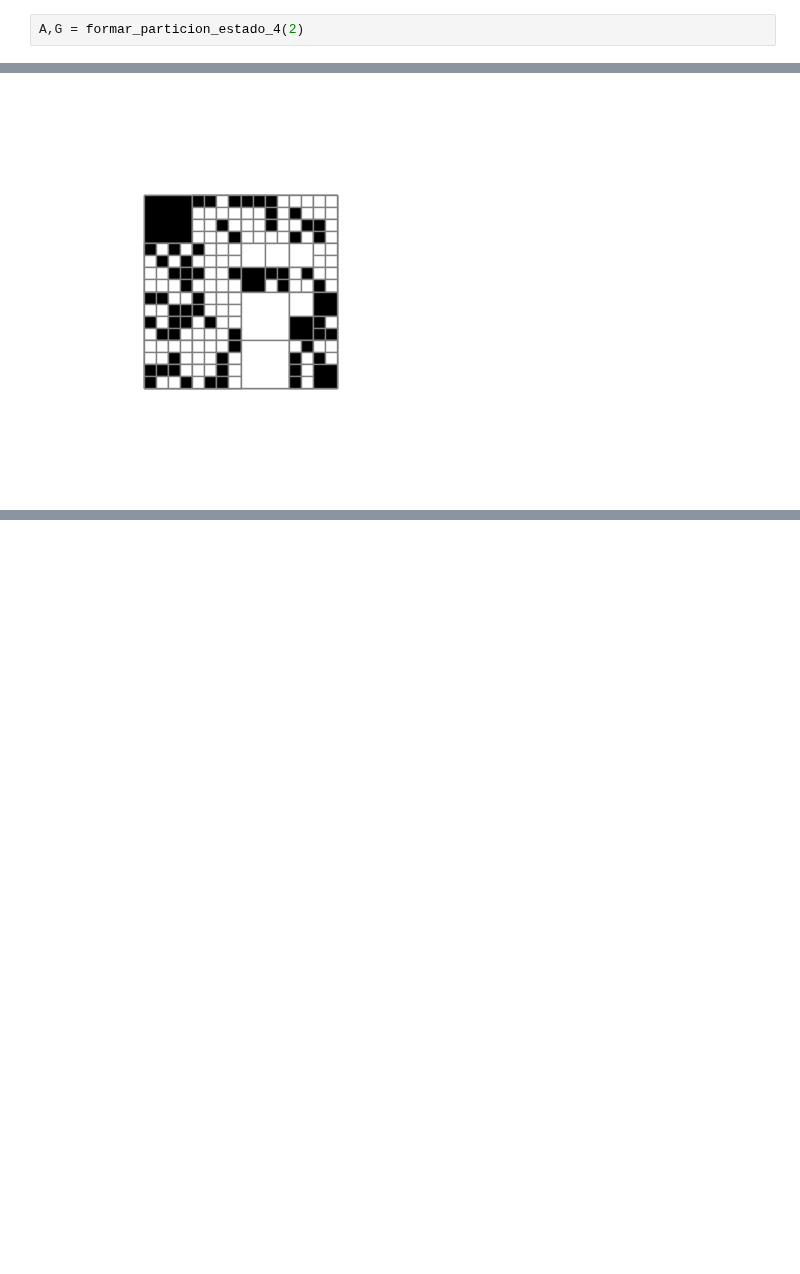
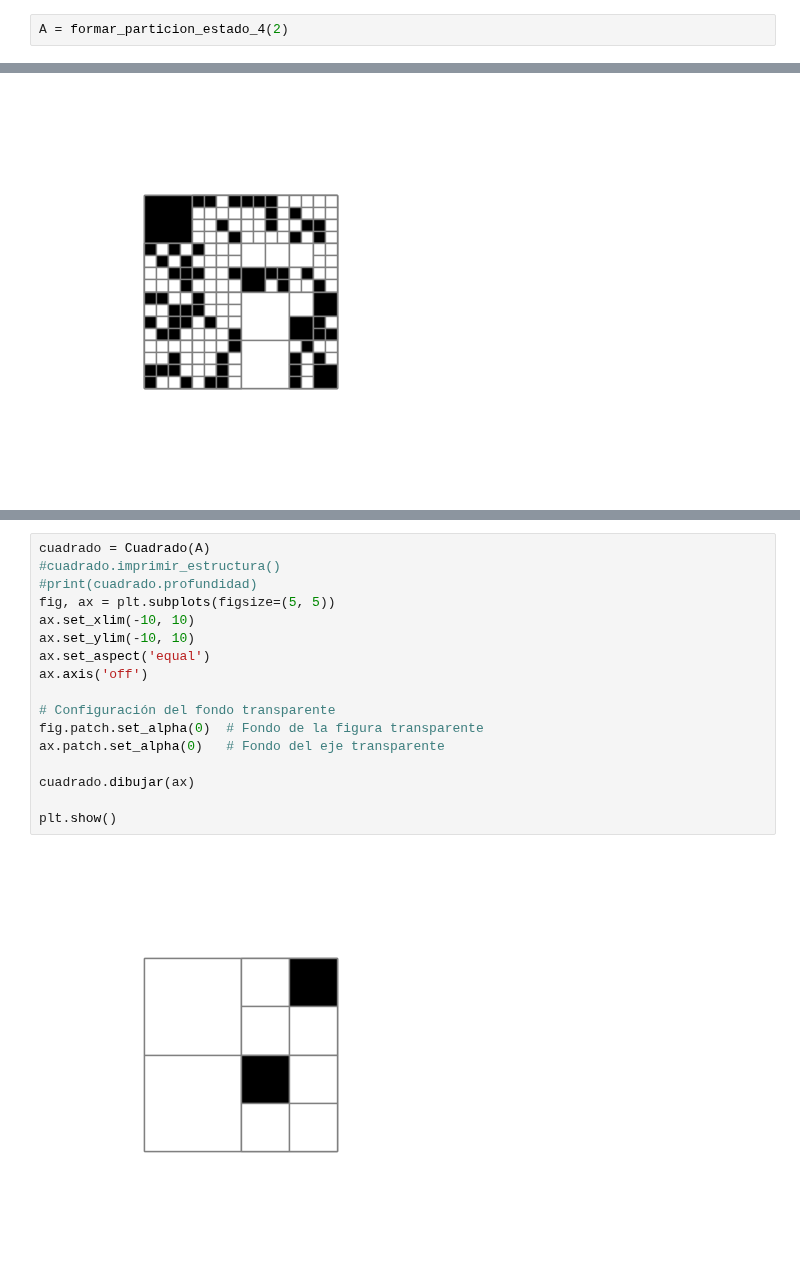
Before and after one commit to MarioPG21/TFG_generacion_mazmorras, a Jupyter notebook: Space Partitioning/Space_Partitioning.ipynb, the cells around one changed output, grey strips where cells are left out. Saved outputs shown, nothing was run; the diff lists cells and outputs as text; blank space fills up the shorter version.

```diff
--- a/Space Partitioning/Space_Partitioning.ipynb
+++ b/Space Partitioning/Space_Partitioning.ipynb
@@ -175,3 +146,3 @@ def formar_particion_estado_4(n):
 # %%
-A,G = formar_particion_estado_4(2)
+A = formar_particion_estado_4(2)
 # %%
@@ -300,0 +315,19 @@ plt.show()
+# %%
+cuadrado = Cuadrado(A)
+#cuadrado.imprimir_estructura()
+#print(cuadrado.profundidad)
+fig, ax = plt.subplots(figsize=(5, 5))
+ax.set_xlim(-10, 10)
+ax.set_ylim(-10, 10)
+ax.set_aspect('equal')
+ax.axis('off')
+
+# Configuración del fondo transparente
+fig.patch.set_alpha(0)  # Fondo de la figura transparente
+ax.patch.set_alpha(0)   # Fondo del eje transparente
+
+cuadrado.dibujar(ax)
+
+plt.show()
+# %% [output]
+[figure, added]
```
Also changed, not shown: parts of 7 cells of this notebook.
